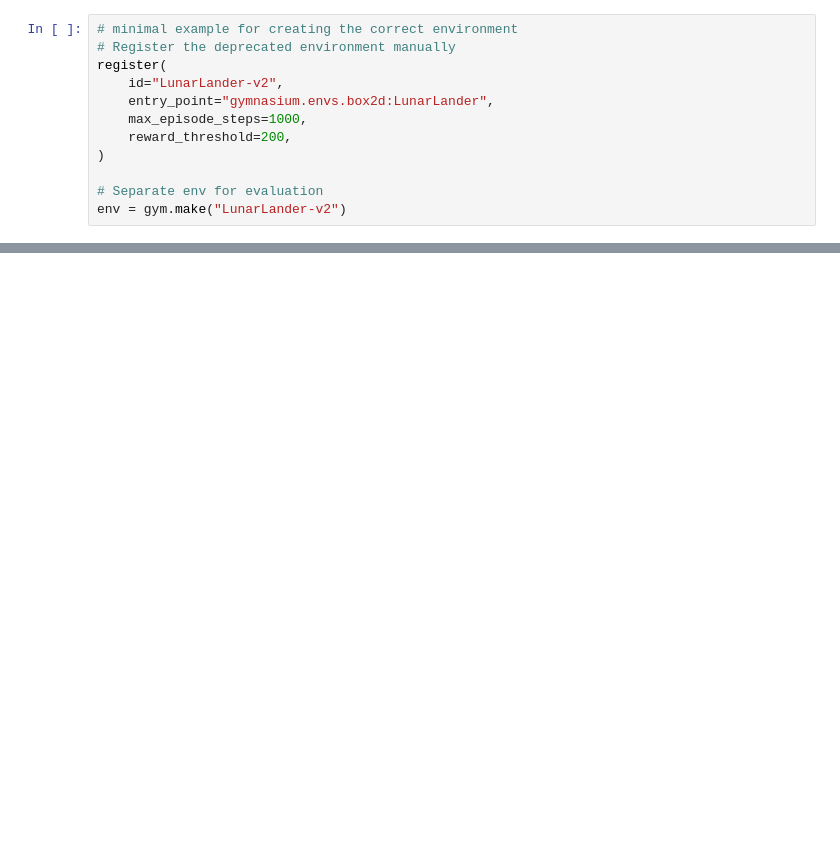
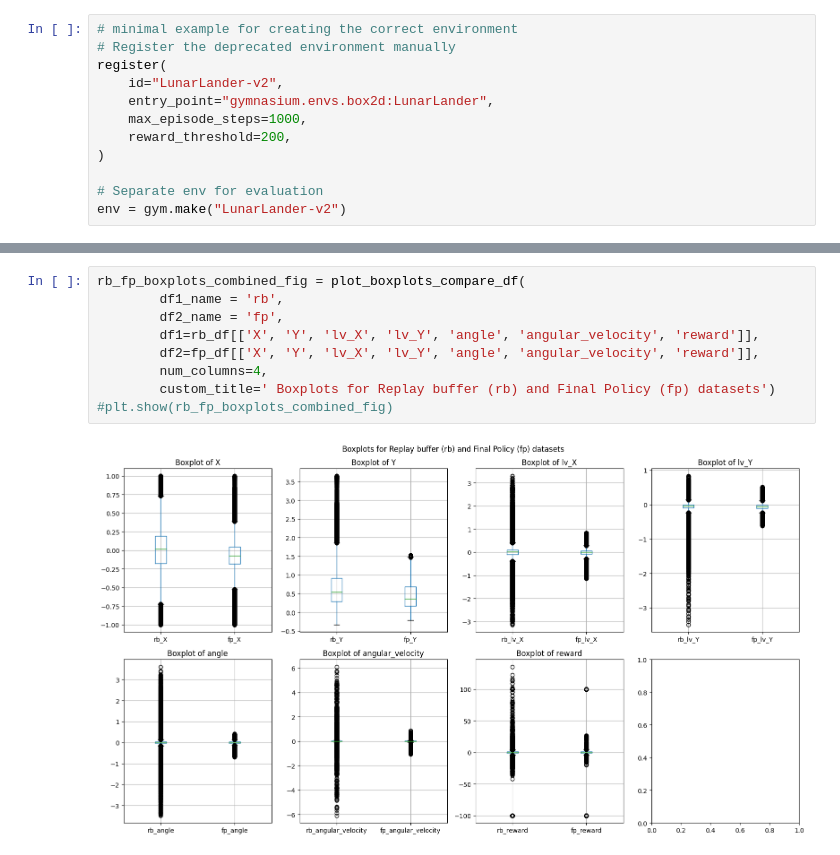
Before and after one commit to andonov16/Offline_RL_PW, a Jupyter notebook: notebooks/data_exploration.ipynb, the cells around one changed output, grey strips where cells are left out. Cells and saved outputs as stored; diff of their text form; blank space fills up the shorter version.

```diff
--- a/notebooks/data_exploration.ipynb
+++ b/notebooks/data_exploration.ipynb
@@ -143,0 +172,11 @@ plot_kde_density(angle_dict)
+# %%
+rb_fp_boxplots_combined_fig = plot_boxplots_compare_df(
+        df1_name = 'rb',
+        df2_name = 'fp',
+        df1=rb_df[['X', 'Y', 'lv_X', 'lv_Y', 'angle', 'angular_velocity', 'reward']],
+        df2=fp_df[['X', 'Y', 'lv_X', 'lv_Y', 'angle', 'angular_velocity', 'reward']],
+        num_columns=4,
+        custom_title=' Boxplots for Replay buffer (rb) and Final Policy (fp) datasets')
+#plt.show(rb_fp_boxplots_combined_fig)
+# %% [output]
+[figure, added]
```
Also changed, not shown: parts of 20 cells of this notebook, 6 other files.
